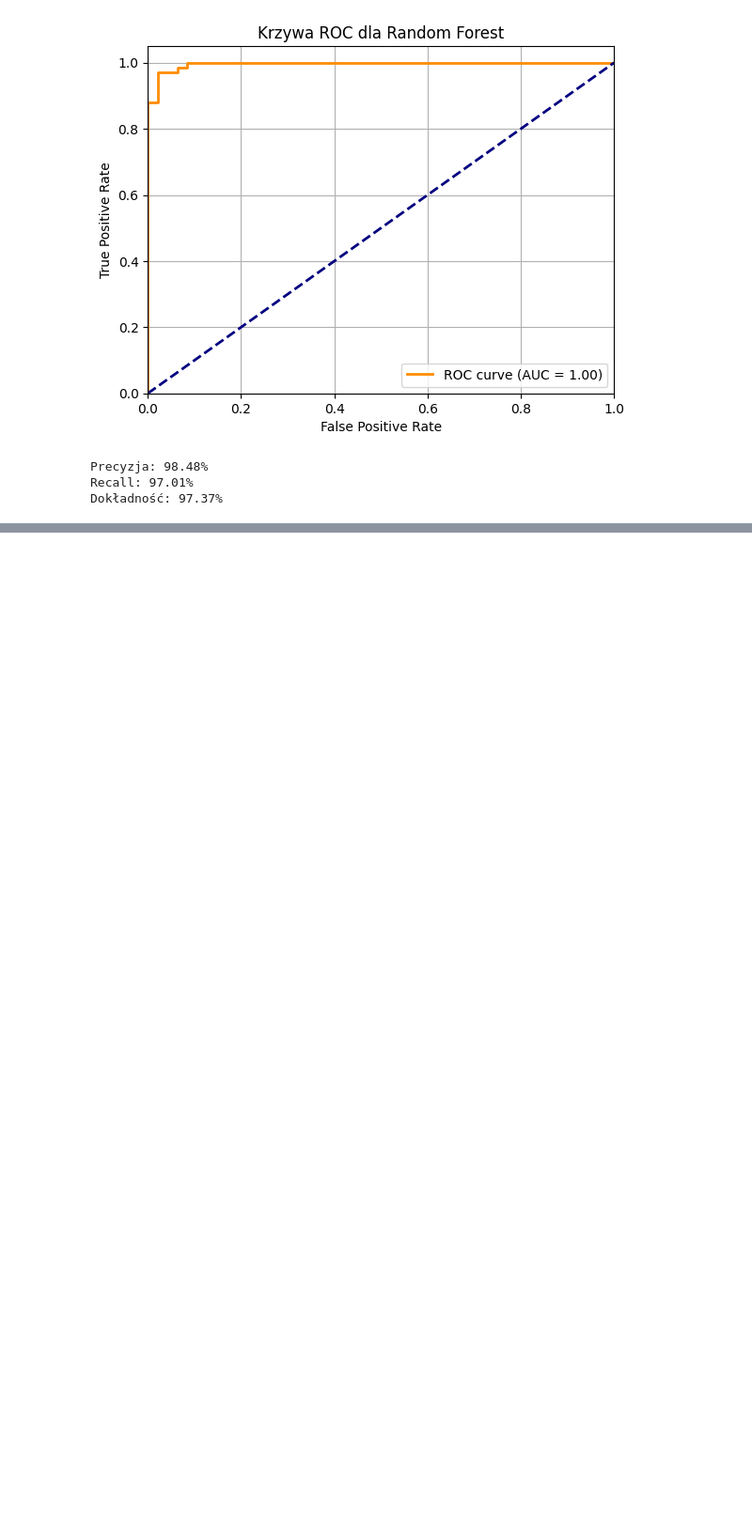
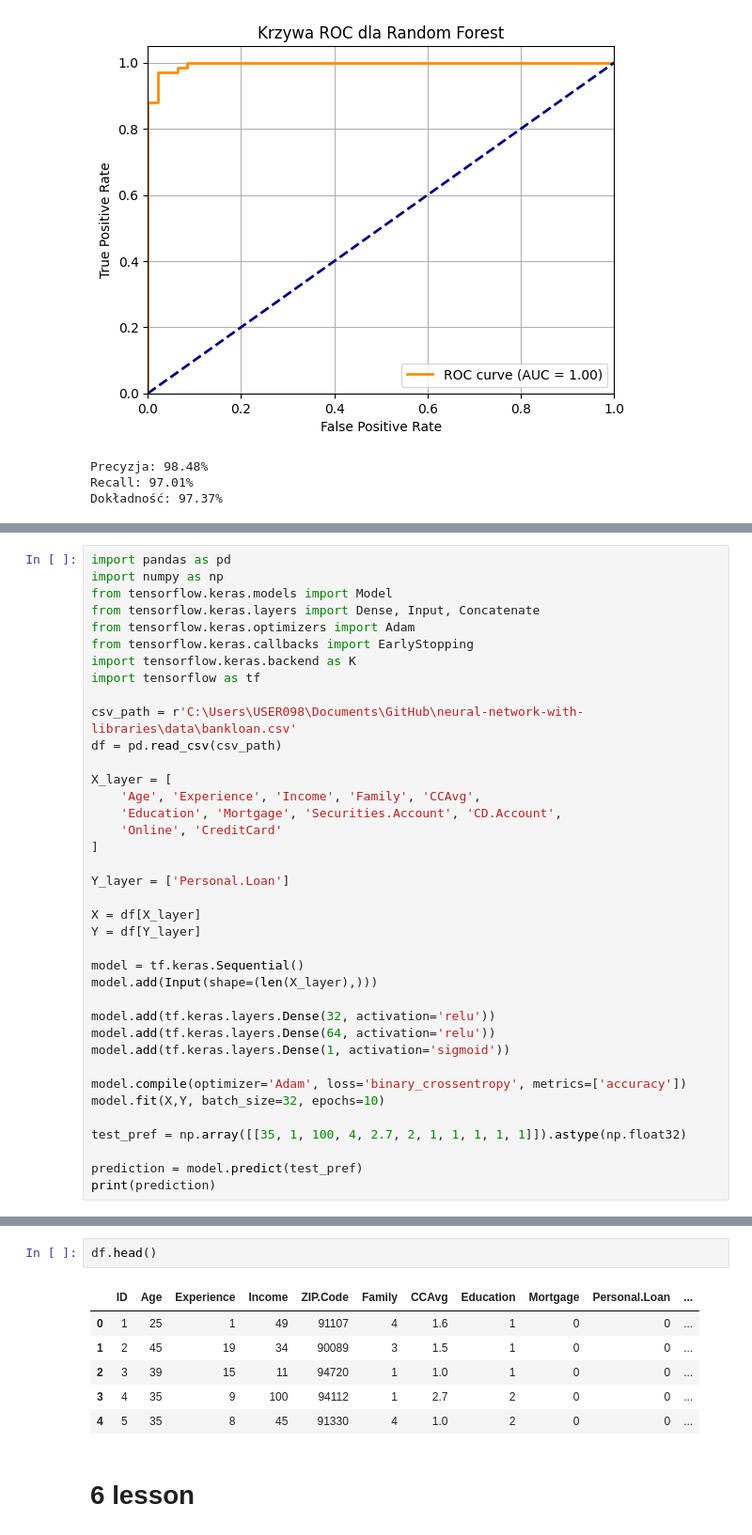
Before and after one commit to hgf700/neural-network-with-libraries, a Jupyter notebook: Untitled.ipynb, the cells around one changed output, grey strips where cells are left out. Shown: that part at 94% size. Drawn from its saved outputs; the diff is of its cells as text; blank space fills up the shorter version.

Commit message:
feat: 6 lesson tensorflow

```diff
--- a/Untitled.ipynb
+++ b/Untitled.ipynb
@@ -319,0 +322,38 @@ Dokładność: 97.37%
+# %%
+import pandas as pd
+import numpy as np
+from tensorflow.keras.models import Model
+from tensorflow.keras.layers import Dense, Input, Concatenate
+from tensorflow.keras.optimizers import Adam
+from tensorflow.keras.callbacks import EarlyStopping
+import tensorflow.keras.backend as K
+import tensorflow as tf
+
+csv_path = r'C:\Users\USER098\Documents\GitHub\neural-network-with-libraries\data\bankloan.csv'
+df = pd.read_csv(csv_path)
+
+X_layer = [
+    'Age', 'Experience', 'Income', 'Family', 'CCAvg',
+    'Education', 'Mortgage', 'Securities.Account', 'CD.Account',
+    'Online', 'CreditCard'
+]
+
+Y_layer = ['Personal.Loan']
+
+X = df[X_layer]
+Y = df[Y_layer]
+
+model = tf.keras.Sequential()
+model.add(Input(shape=(len(X_layer),)))
+
+model.add(tf.keras.layers.Dense(32, activation='relu'))
+model.add(tf.keras.layers.Dense(64, activation='relu'))
+model.add(tf.keras.layers.Dense(1, activation='sigmoid'))
+
+model.compile(optimizer='Adam', loss='binary_crossentropy', metrics=['accuracy'])
+model.fit(X,Y, batch_size=32, epochs=10)
+
+test_pref = np.array([[35, 1, 100, 4, 2.7, 2, 1, 1, 1, 1, 1]]).astype(np.float32)
+
+prediction = model.predict(test_pref)
+print(prediction)
@@ -319,0 +378,11 @@ Dokładność: 97.37%
+# %%
+df.head()
+# %% [output]
+|  | ID | Age | Experience | Income | ZIP.Code | Family | CCAvg | Education | Mortgage | Personal.Loan | ... |
+| 0 | 1 | 25 | 1 | 49 | 91107 | 4 | 1.6 | 1 | 0 | 0 | ... |
+| 1 | 2 | 45 | 19 | 34 | 90089 | 3 | 1.5 | 1 | 0 | 0 | ... |
+| 2 | 3 | 39 | 15 | 11 | 94720 | 1 | 1.0 | 1 | 0 | 0 | ... |
+| 3 | 4 | 35 | 9 | 100 | 94112 | 1 | 2.7 | 2 | 0 | 0 | ... |
+| 4 | 5 | 35 | 8 | 45 | 91330 | 4 | 1.0 | 2 | 0 | 0 | ... |
+# %% [markdown]
+# 6 lesson
```
Also changed, not shown: parts of 3 cells of this notebook.
